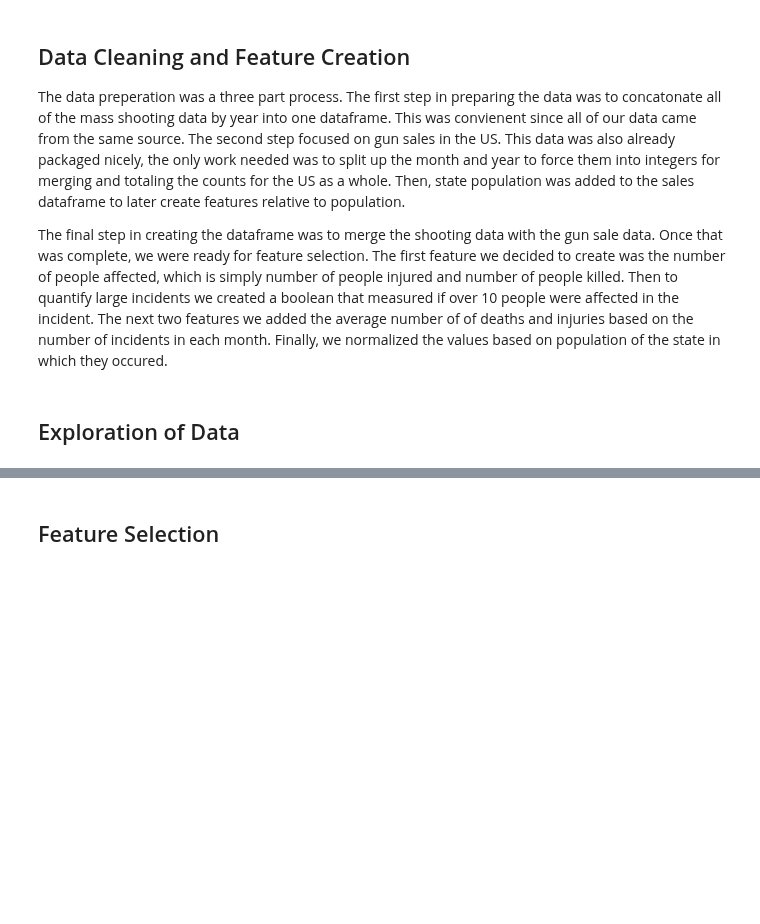
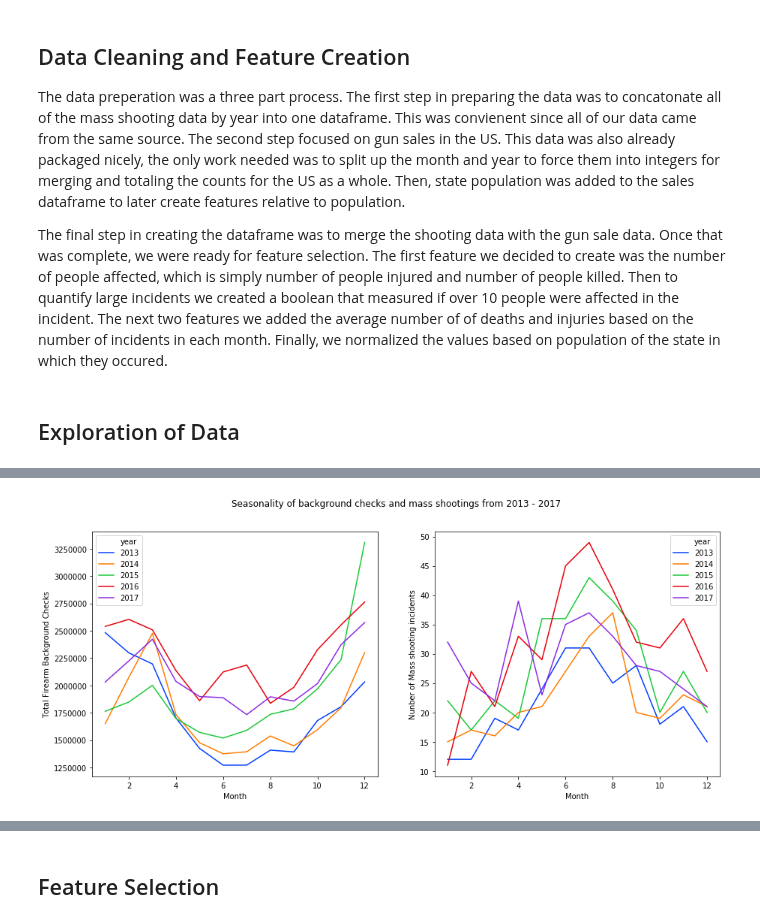
Before and after one commit to EliasFM/INFO370-FinalProject, a Jupyter notebook: webpage.ipynb, the cells around one changed output, grey strips where cells are left out. Cells and saved outputs as stored; diff of their text form; code cells hidden in the pictures; blank space fills up the shorter version.

Commit message:
Added one of the graphs

```diff
--- a/webpage.ipynb
+++ b/webpage.ipynb
@@ -24,0 +27,29 @@ The final step in creating the dataframe was to merge the shooting data with the
+# %%
+# Import libraries
+import pandas as pd
+import numpy as np
+import matplotlib.pyplot as plt
+import seaborn as sns # for visualiation
+
+# creating Dataframes
+gunsale_population_by_shooting = pd.read_csv('./data/shootings_and_sales_per_pop.csv')
+united_states_totals = gunsale_population_by_shooting[gunsale_population_by_shooting.state ==  "United States"]
+
+# First graphs size, rows, title and color set.
+fig, (ax1, ax2) = plt.subplots(1, 2, figsize=(15,6))
+fig.suptitle('Seasonality of background checks and mass shootings from 2013 - 2017')
+palette = sns.color_palette("bright", 5)
+
+# Plotting each
+sns.lineplot(x="month", y="totals",
+   hue="year", palette = palette,
+   data=united_states_totals, ax=ax1)
+ax1.set(xlabel='Month', ylabel='Total Firearm Background Checks')
+
+sns.lineplot(x="month", y="incidents",
+            hue="year", palette = palette,
+            data=united_states_totals, ax=ax2)
+ax2.set(xlabel='Month', ylabel='Nunber of Mass shooting incidents')
+plt.show()
+# %% [output]
+[figure, added]
```
Also changed, not shown: parts of 3 cells of this notebook.
